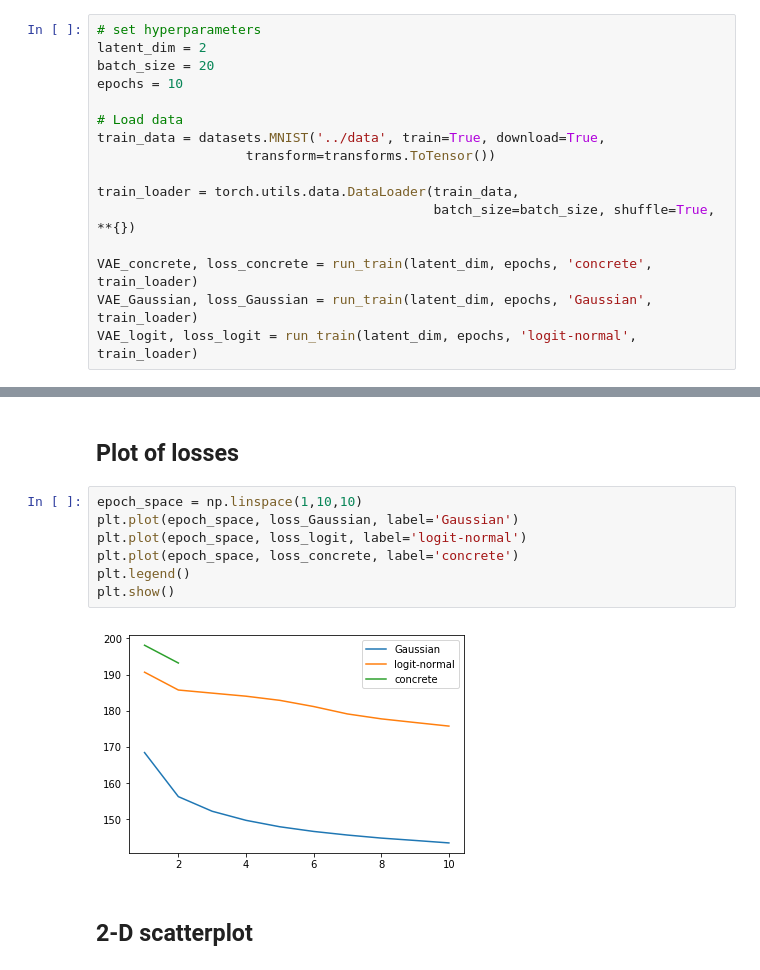
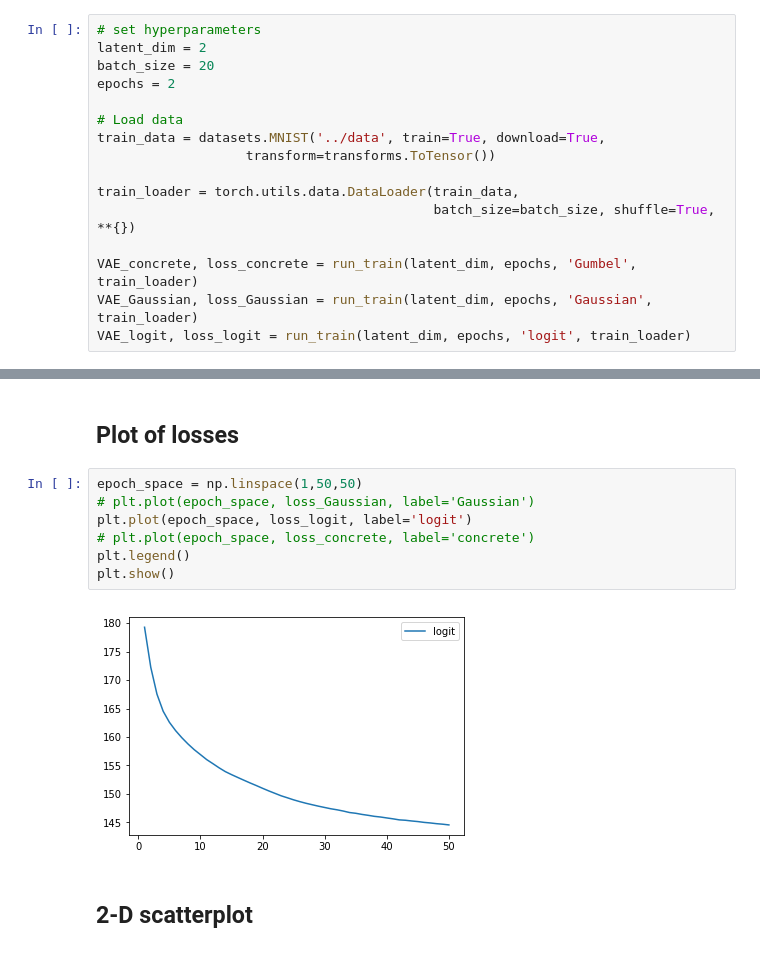
Before and after one commit to mivadi/projectAI18, a Jupyter notebook: 2D_scatterplot.ipynb, the cells around one changed output, grey strips where cells are left out. Cells and saved outputs as stored; diff of their text form.

Commit message:
logit

```diff
--- a/2D_scatterplot.ipynb
+++ b/2D_scatterplot.ipynb
@@ -19,7 +19,7 @@ Populating the interactive namespace from numpy and matplotlib
 # set hyperparameters
 latent_dim = 2
 batch_size = 20
-epochs = 10
+epochs = 2
 
 # Load data
 train_data = datasets.MNIST('../data', train=True, download=True,
@@ -28,7 +28,7 @@ train_data = datasets.MNIST('../data', train=True, download=True,
 train_loader = torch.utils.data.DataLoader(train_data,
                                            batch_size=batch_size, shuffle=True, **{})
 
-VAE_concrete, loss_concrete = run_train(latent_dim, epochs, 'concrete', train_loader)
+VAE_concrete, loss_concrete = run_train(latent_dim, epochs, 'Gumbel', train_loader)
 VAE_Gaussian, loss_Gaussian = run_train(latent_dim, epochs, 'Gaussian', train_loader)
-VAE_logit, loss_logit = run_train(latent_dim, epochs, 'logit-normal', train_loader)
+VAE_logit, loss_logit = run_train(latent_dim, epochs, 'logit', train_loader)
 # %% [output]
@@ -52,14 +52,14 @@ Train Epoch: 10 [58000/60000 (97%)]     Loss: 181.448853
 # %% [markdown]
 ## Plot of losses
 # %%
-epoch_space = np.linspace(1,10,10)
-plt.plot(epoch_space, loss_Gaussian, label='Gaussian')
-plt.plot(epoch_space, loss_logit, label='logit-normal')
-plt.plot(epoch_space, loss_concrete, label='concrete')
+epoch_space = np.linspace(1,50,50)
+# plt.plot(epoch_space, loss_Gaussian, label='Gaussian')
+plt.plot(epoch_space, loss_logit, label='logit')
+# plt.plot(epoch_space, loss_concrete, label='concrete')
 plt.legend()
 plt.show()
 # %% [output]
-[figure, old version]
+[figure, new version]
 # %% [markdown]
 ## 2-D scatterplot
 # %%
```
Also changed, not shown: parts of 4 cells of this notebook, 2 other files.
